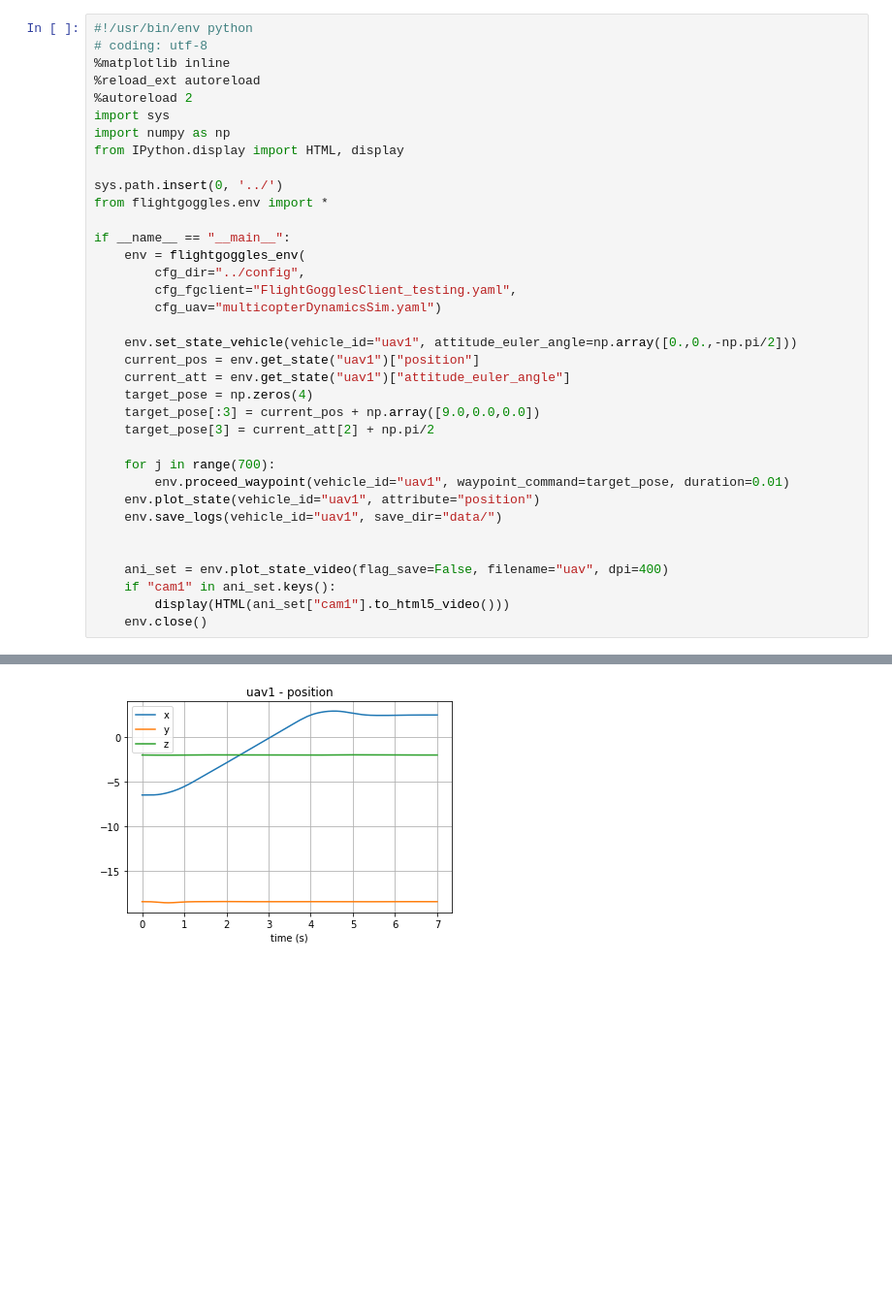
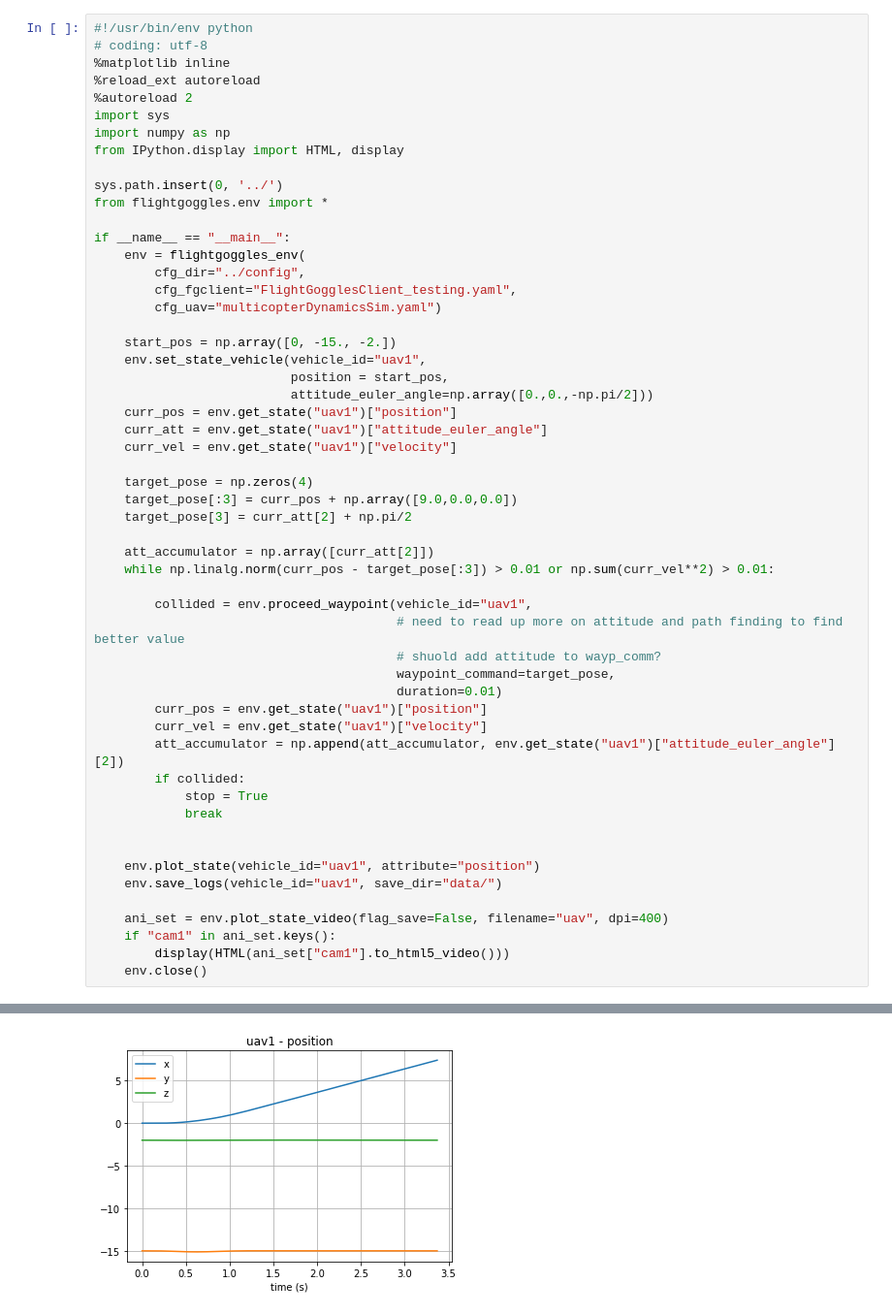
Before and after one commit to esiaero/flightgoggles, a Jupyter notebook: notebooks/demo_uav.ipynb, the cells around one changed output, grey strips where cells are left out. Shown: that part at 97% size. Drawn from its saved outputs; the diff is of its cells as text; blank space fills up the shorter version.

```diff
--- a/notebooks/demo_uav.ipynb
+++ b/notebooks/demo_uav.ipynb
@@ -1,39 +1,57 @@
 # %%
 #!/usr/bin/env python
 # coding: utf-8
 %matplotlib inline
 %reload_ext autoreload
 %autoreload 2
 import sys
 import numpy as np
 from IPython.display import HTML, display
 
 sys.path.insert(0, '../')
 from flightgoggles.env import *
 
 if __name__ == "__main__":
     env = flightgoggles_env(
         cfg_dir="../config",
         cfg_fgclient="FlightGogglesClient_testing.yaml",
         cfg_uav="multicopterDynamicsSim.yaml")
 
-    env.set_state_vehicle(vehicle_id="uav1", attitude_euler_angle=np.array([0.,0.,-np.pi/2]))
-    current_pos = env.get_state("uav1")["position"]
-    current_att = env.get_state("uav1")["attitude_euler_angle"]
+    start_pos = np.array([0, -15., -2.])
+    env.set_state_vehicle(vehicle_id="uav1",
+                          position = start_pos,
+                          attitude_euler_angle=np.array([0.,0.,-np.pi/2]))
+    curr_pos = env.get_state("uav1")["position"]
+    curr_att = env.get_state("uav1")["attitude_euler_angle"]
+    curr_vel = env.get_state("uav1")["velocity"]
+
     target_pose = np.zeros(4)
-    target_pose[:3] = current_pos + np.array([9.0,0.0,0.0])
-    target_pose[3] = current_att[2] + np.pi/2
+    target_pose[:3] = curr_pos + np.array([9.0,0.0,0.0])
+    target_pose[3] = curr_att[2] + np.pi/2
 
-    for j in range(700):
-        env.proceed_waypoint(vehicle_id="uav1", waypoint_command=target_pose, duration=0.01)
+    att_accumulator = np.array([curr_att[2]])
+    while np.linalg.norm(curr_pos - target_pose[:3]) > 0.01 or np.sum(curr_vel**2) > 0.01:
+
+        collided = env.proceed_waypoint(vehicle_id="uav1",
+                                        # need to read up more on attitude and path finding to find better value
+                                        # shuold add attitude to wayp_comm?
+                                        waypoint_command=target_pose,
+                                        duration=0.01)
+        curr_pos = env.get_state("uav1")["position"]
+        curr_vel = env.get_state("uav1")["velocity"]
+        att_accumulator = np.append(att_accumulator, env.get_state("uav1")["attitude_euler_angle"][2])
+        if collided:
+            stop = True
+            break
+
+
     env.plot_state(vehicle_id="uav1", attribute="position")
     env.save_logs(vehicle_id="uav1", save_dir="data/")
-
 
     ani_set = env.plot_state_video(flag_save=False, filename="uav", dpi=400)
     if "cam1" in ani_set.keys():
         display(HTML(ani_set["cam1"].to_html5_video()))
     env.close()
 # %% [output]
 [interactive output not drawn]
-[figure, old version]
+[figure, new version]
```
Also changed, not shown: parts of 1 cell of this notebook.
